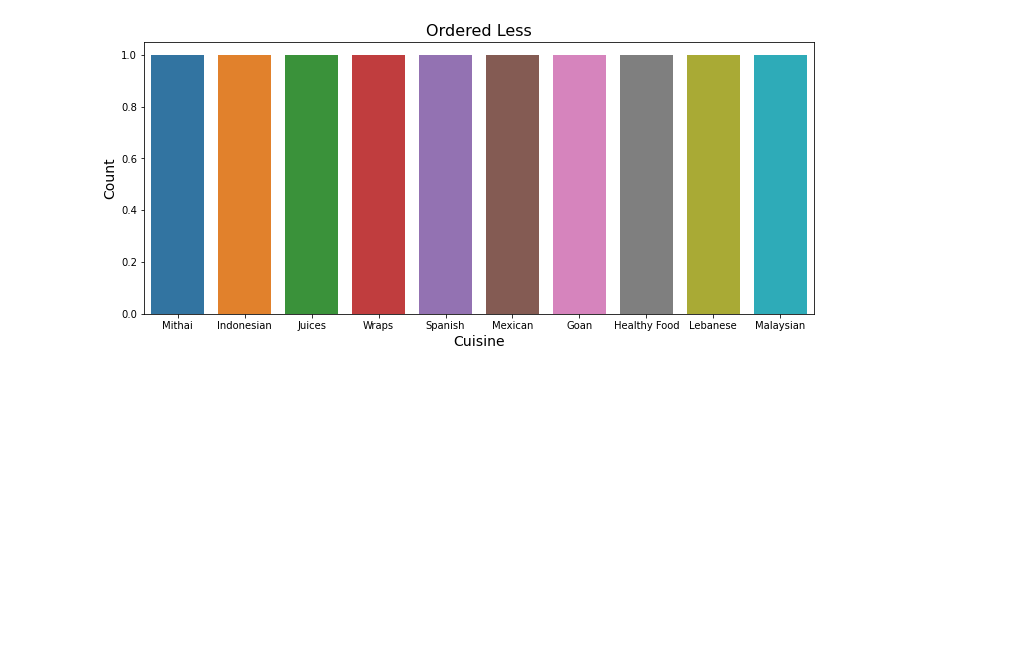
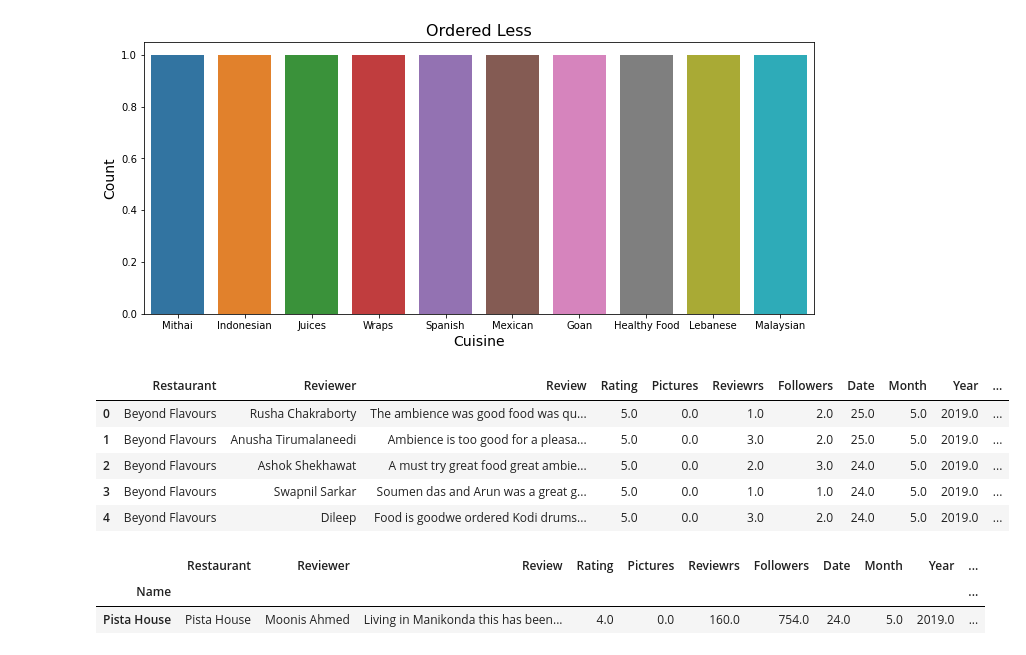
Before and after one commit to Narayan718/unsupervized-learning, a Jupyter notebook: zomato.ipynb, the cells around one changed output. Drawn from its saved outputs; the diff is of its cells as text; code cells hidden in the pictures; blank space fills up the shorter version.

Commit message:
Exploratory analysis on restaurant data

```diff
--- a/zomato.ipynb
+++ b/zomato.ipynb
@@ -598,0 +633,14 @@ plt.show()
+# %%
+#merging 2 dataframes
+df = pd.merge(reviews_df, names_df, how='outer', right_on='Name', left_on='Restaurant')
+#droppin links feature
+df.drop(columns=['Links'], axis=1, inplace=True)
+#first 5 records of merged dataframe
+df.head()
+# %% [output]
+|  | Restaurant | Reviewer | Review | Rating | Pictures | Reviewrs | Followers | Date | Month | Year | ... |
+| 0 | Beyond Flavours | Rusha Chakraborty | The ambience was good food was qu... | 5.0 | 0.0 | 1.0 | 2.0 | 25.0 | 5.0 | 2019.0 | ... |
+| 1 | Beyond Flavours | Anusha Tirumalaneedi | Ambience is too good for a pleasa... | 5.0 | 0.0 | 3.0 | 2.0 | 25.0 | 5.0 | 2019.0 | ... |
+| 2 | Beyond Flavours | Ashok Shekhawat | A must try great food great ambie... | 5.0 | 0.0 | 2.0 | 3.0 | 24.0 | 5.0 | 2019.0 | ... |
+| 3 | Beyond Flavours | Swapnil Sarkar | Soumen das and Arun was a great g... | 5.0 | 0.0 | 1.0 | 1.0 | 24.0 | 5.0 | 2019.0 | ... |
+| 4 | Beyond Flavours | Dileep | Food is goodwe ordered Kodi drums... | 5.0 | 0.0 | 3.0 | 2.0 | 24.0 | 5.0 | 2019.0 | ... |
@@ -598,0 +691,7 @@ plt.show()
+# %%
+#evaluating the function with example
+df[df.index=='Pista House'].head(1)
+# %% [output]
+|  | Restaurant | Reviewer | Review | Rating | Pictures | Reviewrs | Followers | Date | Month | Year | ... |
+| Name |  |  |  |  |  |  |  |  |  |  | ... |
+| Pista House | Pista House | Moonis Ahmed | Living in Manikonda this has been... | 4.0 | 0.0 | 160.0 | 754.0 | 24.0 | 5.0 | 2019.0 | ... |
```
Also changed, not shown: parts of 43 cells of this notebook.
